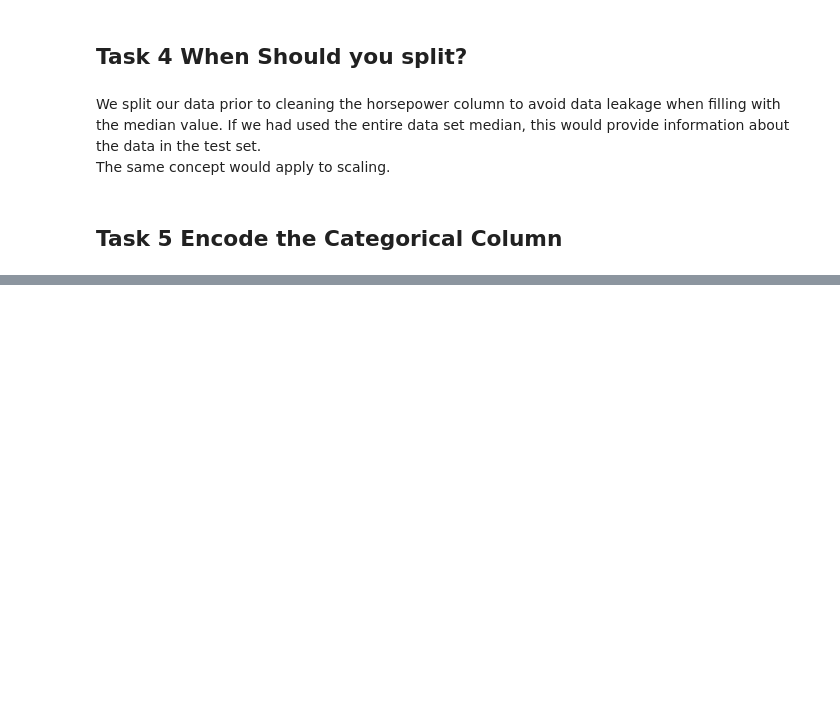
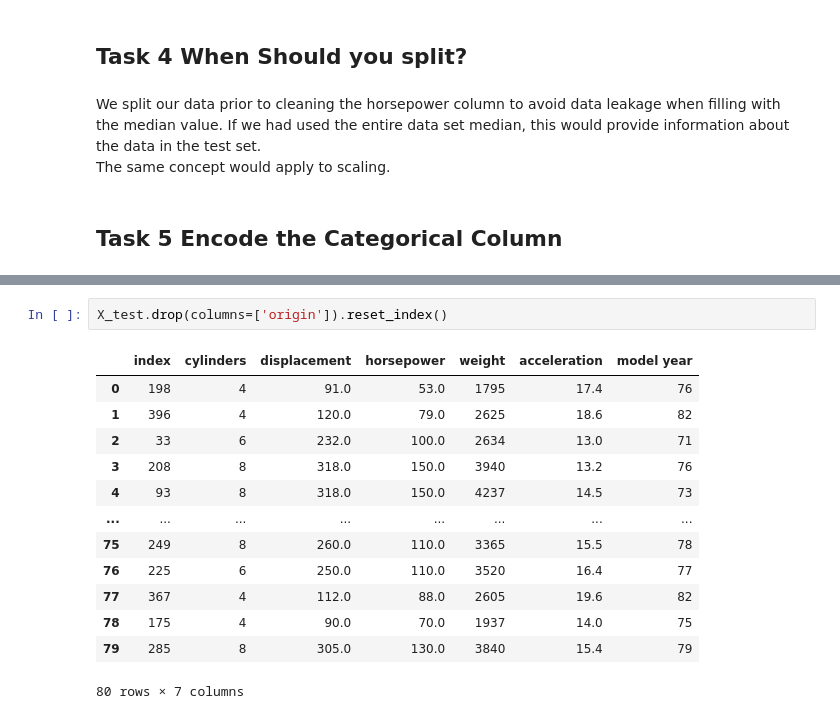
Before and after one commit to S-Shockley/ML--Preprocessing, a Jupyter notebook: preprocess.ipynb, the cells around one changed output, grey strips where cells are left out. Saved outputs shown, nothing was run; the diff lists cells and outputs as text; blank space fills up the shorter version.

```diff
--- a/preprocess.ipynb
+++ b/preprocess.ipynb
@@ -74,0 +132,16 @@ numeric_cols = ['displacement']
+# %%
+X_test.drop(columns=['origin']).reset_index()
+# %% [output]
+|  | index | cylinders | displacement | horsepower | weight | acceleration | model year |
+| 0 | 198 | 4 | 91.0 | 53.0 | 1795 | 17.4 | 76 |
+| 1 | 396 | 4 | 120.0 | 79.0 | 2625 | 18.6 | 82 |
+| 2 | 33 | 6 | 232.0 | 100.0 | 2634 | 13.0 | 71 |
+| 3 | 208 | 8 | 318.0 | 150.0 | 3940 | 13.2 | 76 |
+| 4 | 93 | 8 | 318.0 | 150.0 | 4237 | 14.5 | 73 |
+| ... | ... | ... | ... | ... | ... | ... | ... |
+| 75 | 249 | 8 | 260.0 | 110.0 | 3365 | 15.5 | 78 |
+| 76 | 225 | 6 | 250.0 | 110.0 | 3520 | 16.4 | 77 |
+| 77 | 367 | 4 | 112.0 | 88.0 | 2605 | 19.6 | 82 |
+| 78 | 175 | 4 | 90.0 | 70.0 | 1937 | 14.0 | 75 |
+| 79 | 285 | 8 | 305.0 | 130.0 | 3840 | 15.4 | 79 |
+80 rows × 7 columns
```
Also changed, not shown: parts of 7 cells of this notebook.
